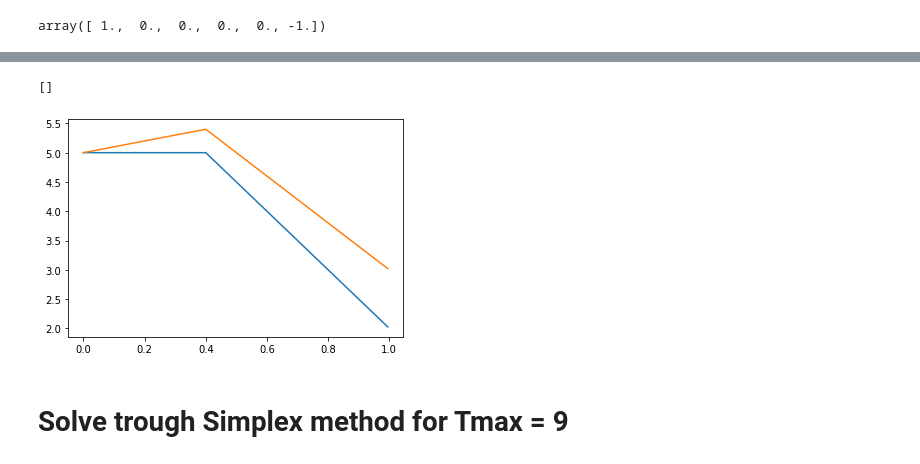
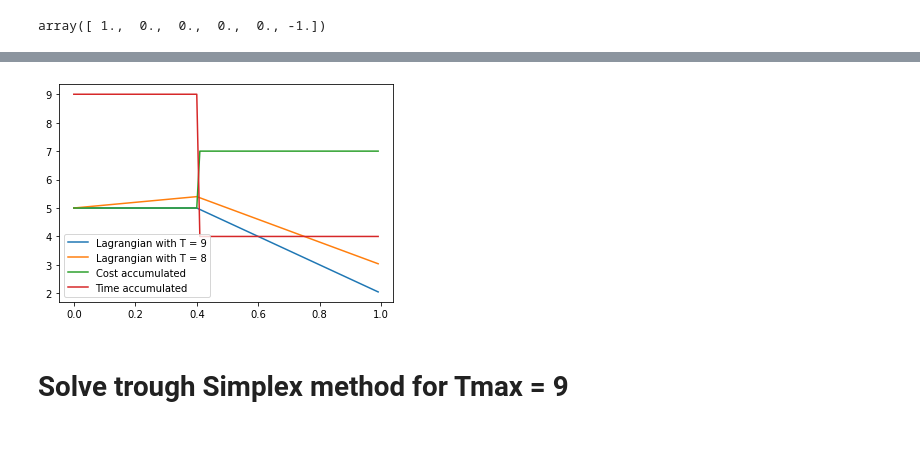
Before and after one commit to OS11-UTN/ex09-11-shortest-path-with-time-constraints-diegopdurante, a Jupyter notebook: ex09-11/U3Ex10-Shortest-path-with-time-constraints-Lagrangian-Relaxation.ipynb, the cells around one changed output, grey strips where cells are left out. Saved outputs shown, nothing was run; the diff lists cells and outputs as text; code cells hidden in the pictures.

```diff
--- a/ex09-11/U3Ex10-Shortest-path-with-time-constraints-Lagrangian-Relaxation.ipynb
+++ b/ex09-11/U3Ex10-Shortest-path-with-time-constraints-Lagrangian-Relaxation.ipynb
@@ -138,14 +138,14 @@ array([ 1.,  0.,  0.,  0.,  0., -1.])
 # %%
 lamb_min = 0.0
 lamb_max = 1
-lamb_step = 0.005
+lamb_step = 0.01
 
 all_lamb = np.arange(lamb_min, lamb_max, lamb_step)
 
 # solutions = pd.DataFrame(index = nan_names)
 
-resultsT1 = np.zeros((all_lamb.shape[0], 2))
-resultsT2 = np.zeros((all_lamb.shape[0], 2))
+resultsT1 = np.zeros((all_lamb.shape[0], 4))
+resultsT2 = np.zeros((all_lamb.shape[0], 4))
 
 
 for idx, lamb in enumerate(all_lamb):
@@ -154,13 +154,19 @@ for idx, lamb in enumerate(all_lamb):
 #     solutions[str(lamb)] = pd.DataFrame(costs)
 #     sol = pd.DataFrame(res_simplex.x, index = nan_names, columns=[str(lamb)[0:4]])
 #     display(pd.DataFrame(res_simplex.x, index = nan_names, columns=[str(lamb)]))
-    lagrangian = np.dot(res_simplex.x, new_cost)
+    ce_monio = np.dot(new_cost, res_simplex.x)
 
     resultsT1[idx,0] = lamb
-    resultsT1[idx,1] = lagrangian - lamb*T1
+    resultsT1[idx,1] = ce_monio - lamb*T1
+    resultsT1[idx,2] = np.dot(res_simplex.x, costs)
+    resultsT1[idx,3] = np.dot(res_simplex.x, t)
+    resultsT2[idx,0] = lamb
+    resultsT2[idx,1] = ce_monio - lamb*T2
+    resultsT2[idx,2] = np.dot(res_simplex.x, costs)
+    resultsT2[idx,3] = np.dot(res_simplex.x, t)
 
-    resultsT2[idx,0] = lamb
-    resultsT2[idx,1] = lagrangian - lamb*T2
+
+
 
 #     if results.shape[0] == 0:
 #         results = np.array([lamb, lagrangian])
@@ -170,10 +206,12 @@ for idx, lamb in enumerate(all_lamb):
 # %%
 plt.plot(resultsT1[:,0], resultsT1[:,1])
 plt.plot(resultsT2[:,0], resultsT2[:,1])
-plt.plot()
+plt.plot(resultsT2[:,0], resultsT2[:,2])
+plt.plot(resultsT2[:,0], resultsT2[:,3])
+plt.legend(["Lagrangian with T = 9", "Lagrangian with T = 8", "Cost accumulated", "Time accumulated"])
+plt.show()
 # %% [output]
-[]
-[figure, old version]
+[figure, new version]
 # %% [markdown]
 # Solve trough Simplex method for Tmax = 9
 # %%
```
Also changed, not shown: parts of 14 cells of this notebook.
